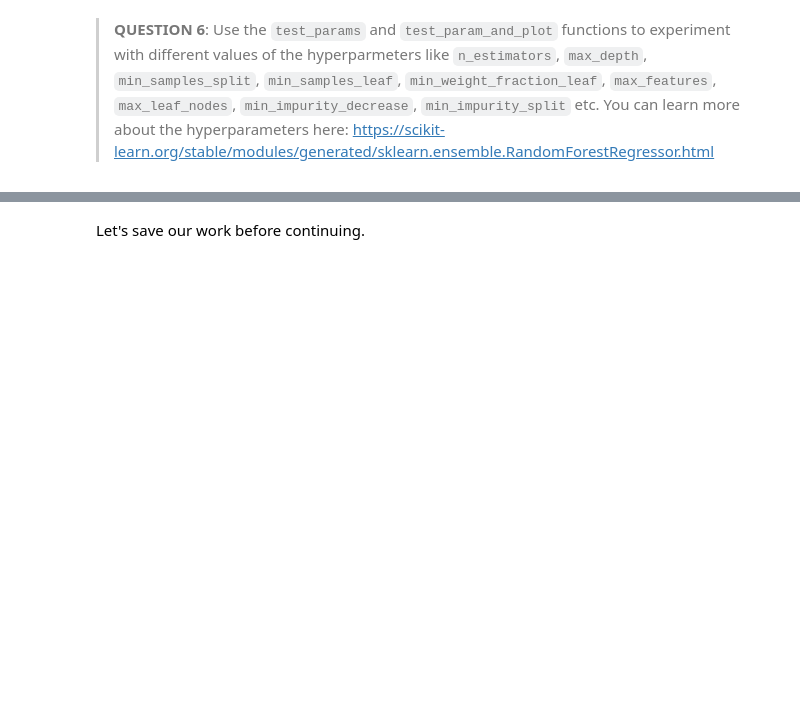
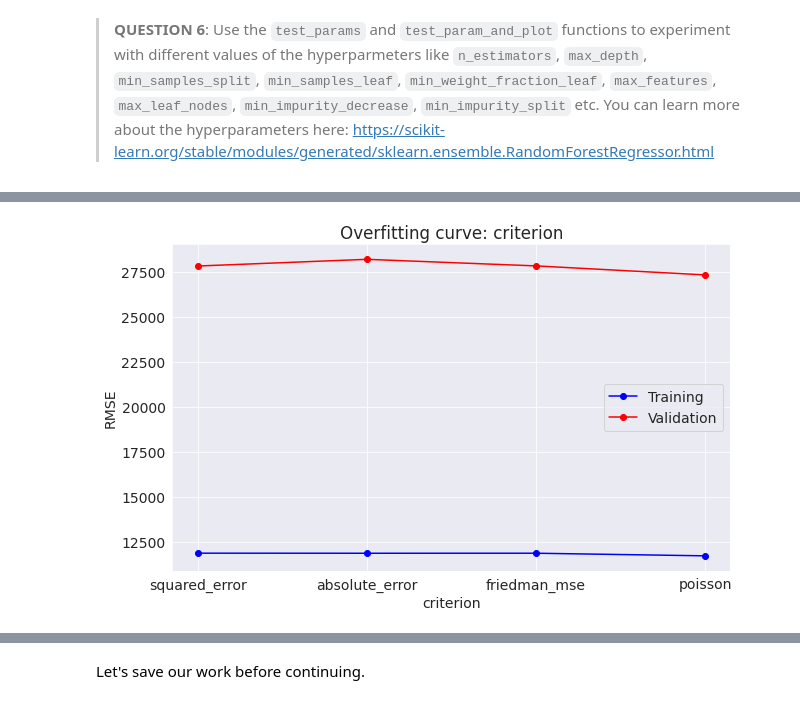
Before and after one commit to imshiv-10/ML-SkLearn, a Jupyter notebook: house_prediction_RandomFores-Project.ipynb, the cells around one changed output, grey strips where cells are left out. Cells and saved outputs as stored; diff of their text form; code cells hidden in the pictures; blank space fills up the shorter version.

```diff
--- a/house_prediction_RandomFores-Project.ipynb
+++ b/house_prediction_RandomFores-Project.ipynb
@@ -421,0 +445,5 @@ jovian.commit()
+# %%
+test_param_and_plot('criterion',["squared_error", "absolute_error", "friedman_mse", "poisson"])
+# In below chart the best fit for criterion is poisson
+# %% [output]
+[figure, added]
```
Also changed, not shown: parts of 36 cells of this notebook.
